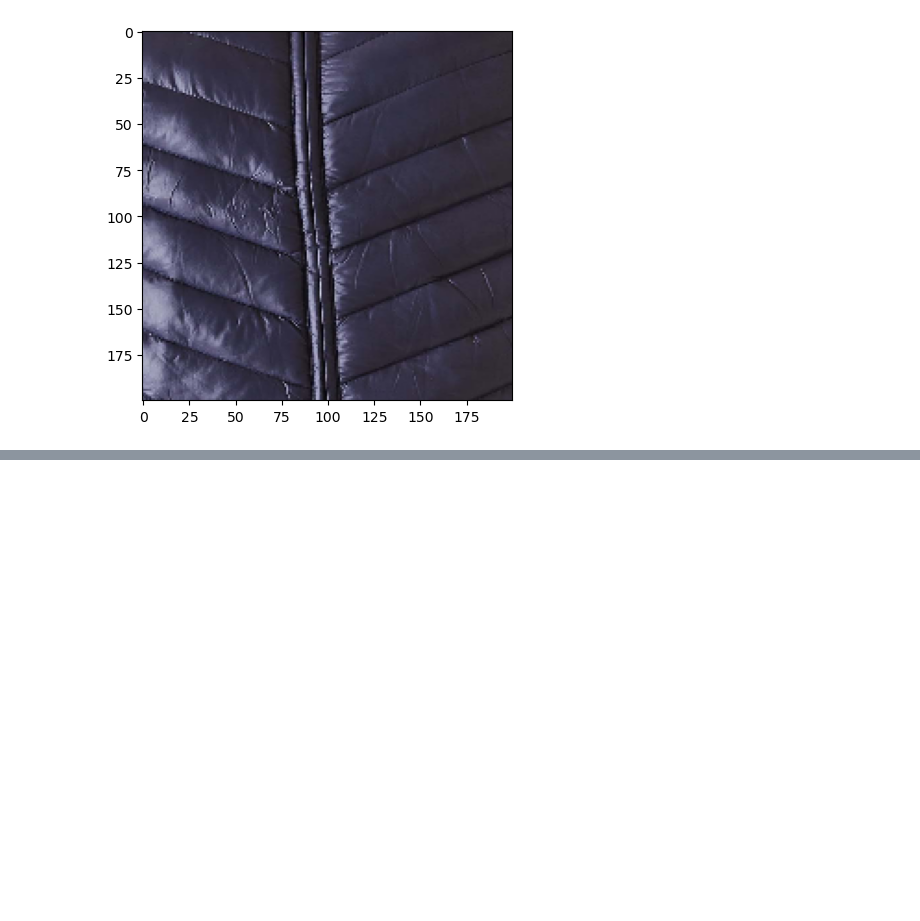
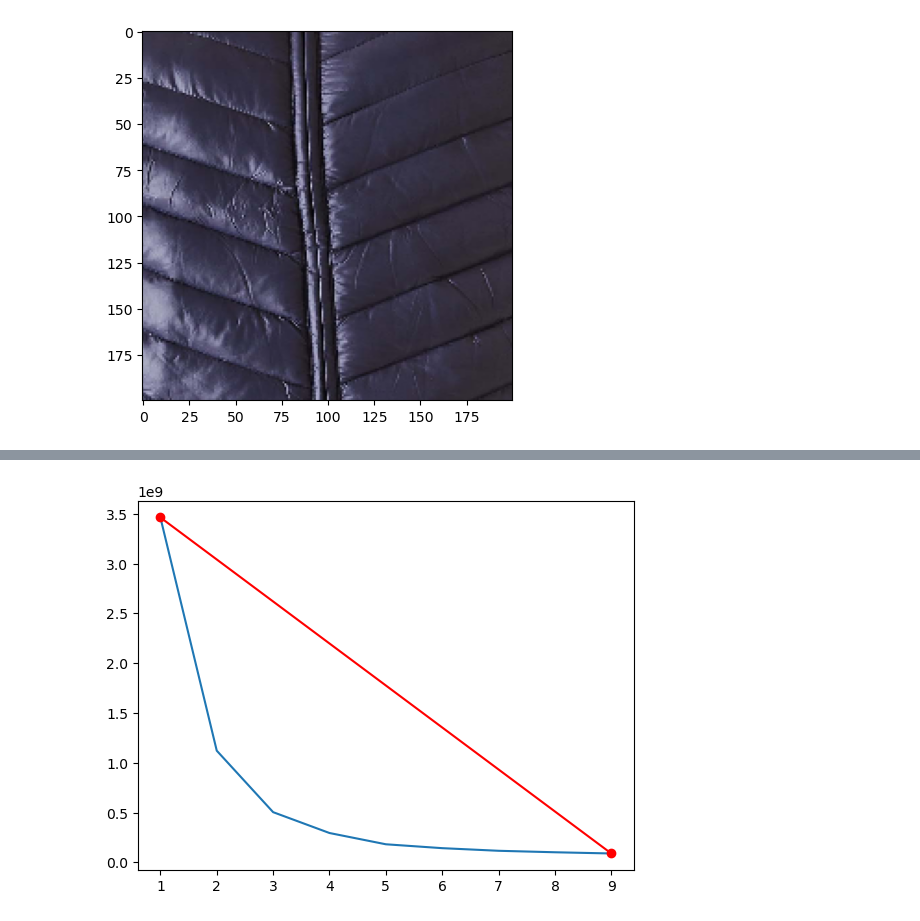
Before and after one commit to melihkacaman/inference_for_data_prep, a Jupyter notebook: notebooks/04 Color Detection Trial.ipynb, the cells around one changed output, grey strips where cells are left out. Cells and saved outputs as stored; diff of their text form; code cells hidden in the pictures; blank space fills up the shorter version.

```diff
--- a/notebooks/04 Color Detection Trial.ipynb
+++ b/notebooks/04 Color Detection Trial.ipynb
@@ -205,0 +190,7 @@ cv2.imshow('Dominant colors', img_bar)
+# %%
+plt.plot(K, costs)
+costs = np.array(costs)
+plt.plot([K[0], K[-1]], [costs[0], costs[-1]], 'ro-')
+plt.show()
+# %% [output]
+[figure, added]
```
Also changed, not shown: parts of 24 cells of this notebook.
